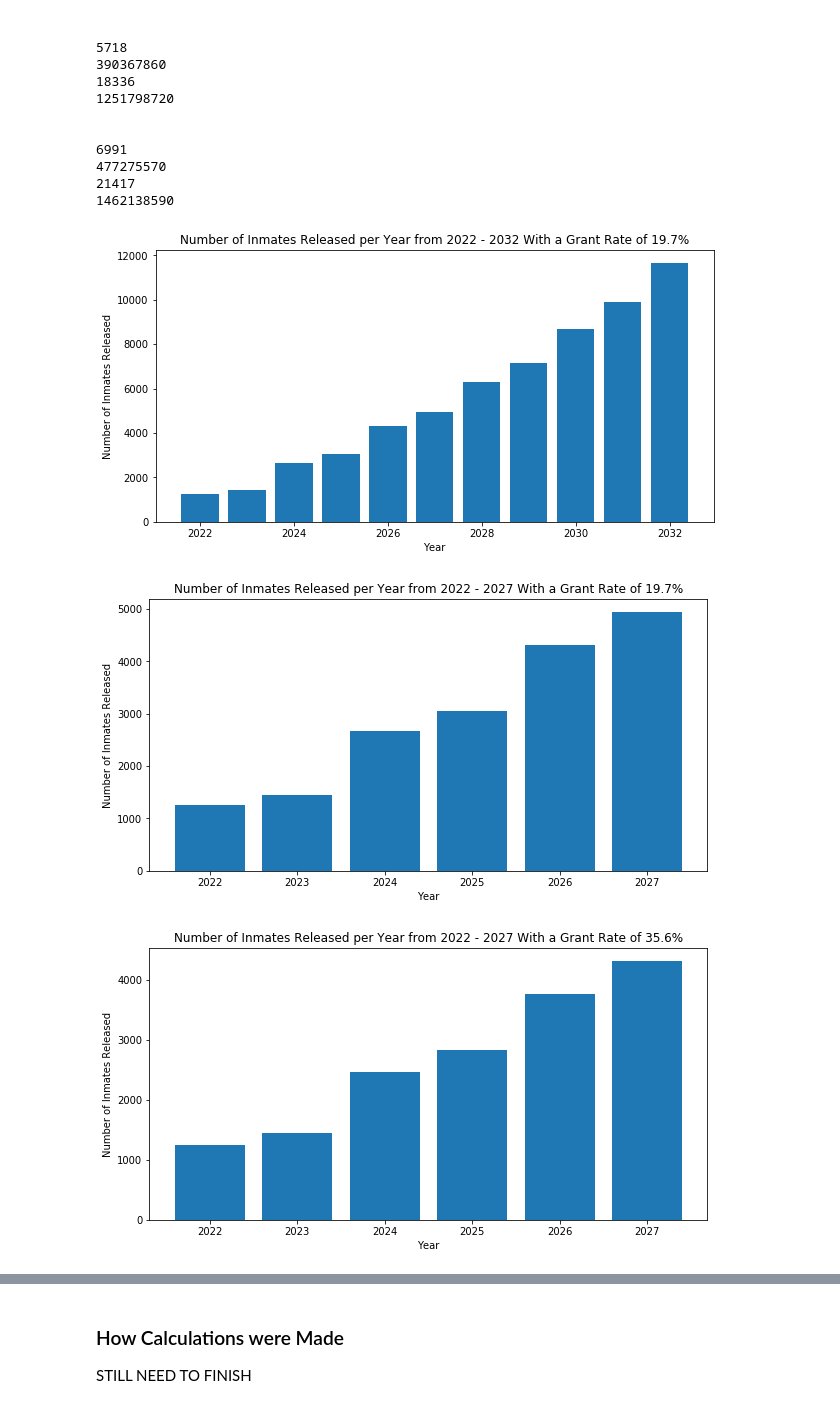
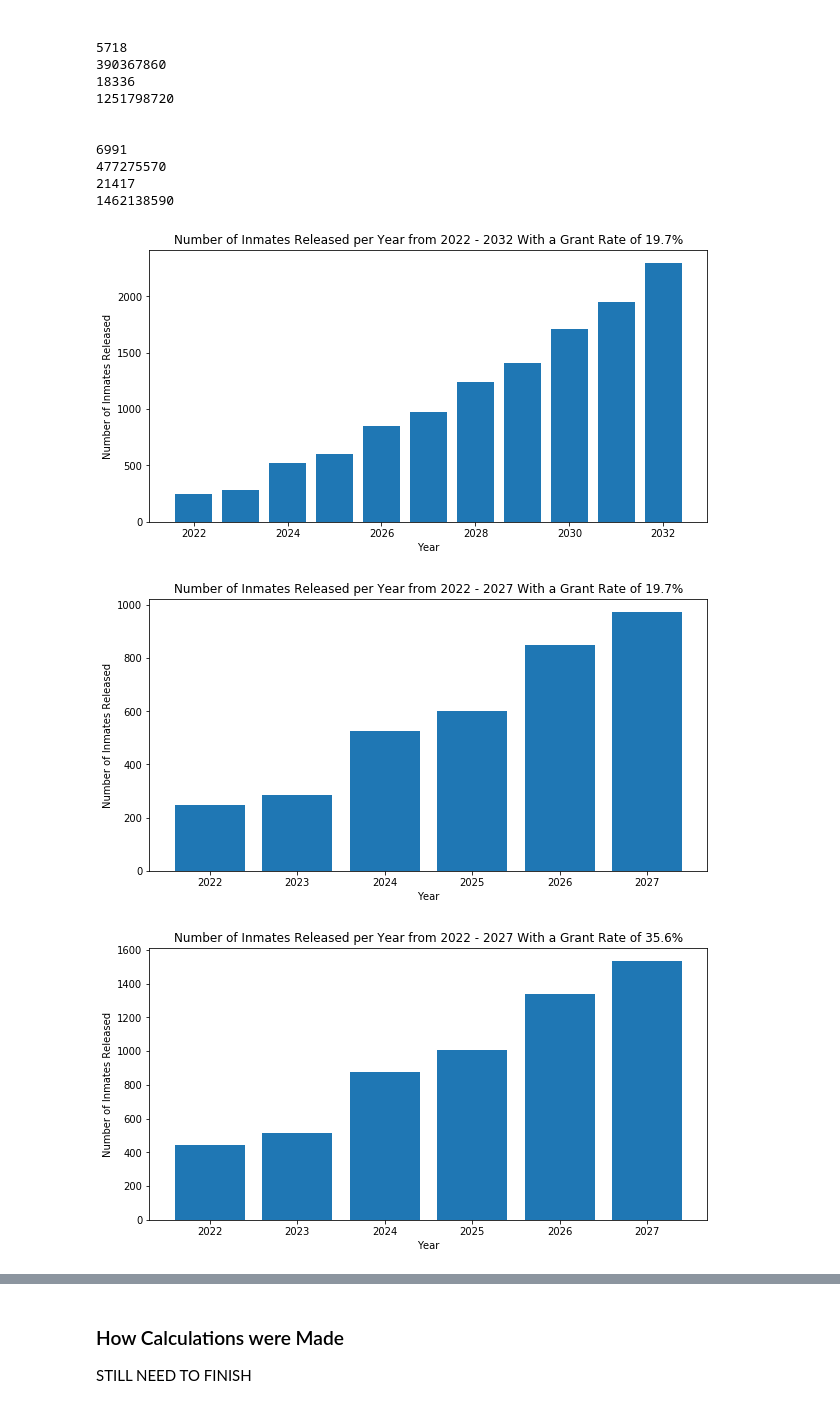
Before and after one commit to james-singer/ParoleProject, a Jupyter notebook: Parole Illinois Data Analysis.ipynb, the cells around one changed output, grey strips where cells are left out. Saved outputs shown, nothing was run; the diff lists cells and outputs as text; code cells hidden in the pictures.

```diff
--- a/Parole Illinois Data Analysis.ipynb
+++ b/Parole Illinois Data Analysis.ipynb
@@ -124,7 +124,7 @@ STILL NEED TO FINISH
 # %%
 def calcNumInmatesOfAgeInRange(startYear, endYear, age, grantRate):
     numInmatesDenied = [0,0]
-    numInmates = []
+    numEDRHearings = []
 
     for year in range(startYear, endYear + 1):
         birthdateCutoff = pd.to_datetime(str(year - age) + "-12-31")
@@ -136,17 +136,17 @@ def calcNumInmatesOfAgeInRange(startYear, endYear, age, grantRate):
         #Start accounting for inmates reapplying for parole 2 years after startYear
         if(year == startYear): #Initialize array with denied inmates for first 2 years
             numInmatesDenied[0] = numOverAgeReleased * (1 - grantRate)
-            numInmates.append(numOverAgeReleased)
+            numEDRHearings.append(numOverAgeReleased)
         elif(year == startYear + 1):
             numInmatesDenied[1] = numOverAgeReleased * (1 - grantRate)
-            numInmates.append(numOverAgeReleased)
+            numEDRHearings.append(numOverAgeReleased)
         elif(year >= startYear + 2):
             twoYearsBack = numInmatesDenied[0]
-            numInmates.append(numOverAgeReleased + numInmatesDenied[0])
+            numEDRHearings.append(numOverAgeReleased + numInmatesDenied[0])
             numInmatesDenied[0] = numInmatesDenied[1]
             numInmatesDenied[1] = (numOverAgeReleased + twoYearsBack) * (1 - grantRate)
 
-    return (int(sum(numInmates) * grantRate), numInmates, grantRate) #Cast to int truncates
+    return (int(sum(numEDRHearings) * grantRate), numEDRHearings, grantRate) #Cast to int truncates
 # %%
 numOverSixty = calcNumInmatesOfAgeInRange(2022, 2022, 60, 1)
 
@@ -207,16 +207,16 @@ print(tenYearsLiberal[0] * costOfAnInmateOverSixty)
 # %%
 #Plot number of inmates released per year
 grantRates = [conservativeGrantRate, semiconservativeGrantRate, liberalGrantRate]
 for yearlyNumReleased in [fiveYearsConservative, tenYearsConservative, fiveYearsMedium,
                           tenYearsMedium, fiveYearsLiberal, tenYearsLiberal]:
     plt.figure(figsize=(10,5))
-    plt.bar(range(2022, 2022 + len(yearlyNumReleased[1])), yearlyNumReleased[1])
+    plt.bar(range(2022, 2022 + len(yearlyNumReleased[1])), [x * yearlyNumReleased[2] for x in yearlyNumReleased[1]])
     plt.title("Number of Inmates Released per Year from 2022 - " + str(2021 + len(yearlyNumReleased[1]))+
               " With a Grant Rate of " + str(yearlyNumReleased[2] * 100) + "%")
     plt.xlabel("Year")
     plt.ylabel("Number of Inmates Released")
     plt.show()
 # %% [output]
-[figure, old version]
+[figure, new version]
-[figure, old version]
+[figure, new version]
-[figure, old version]
+[figure, new version]
```
Also changed, not shown: parts of 1 cell of this notebook.
